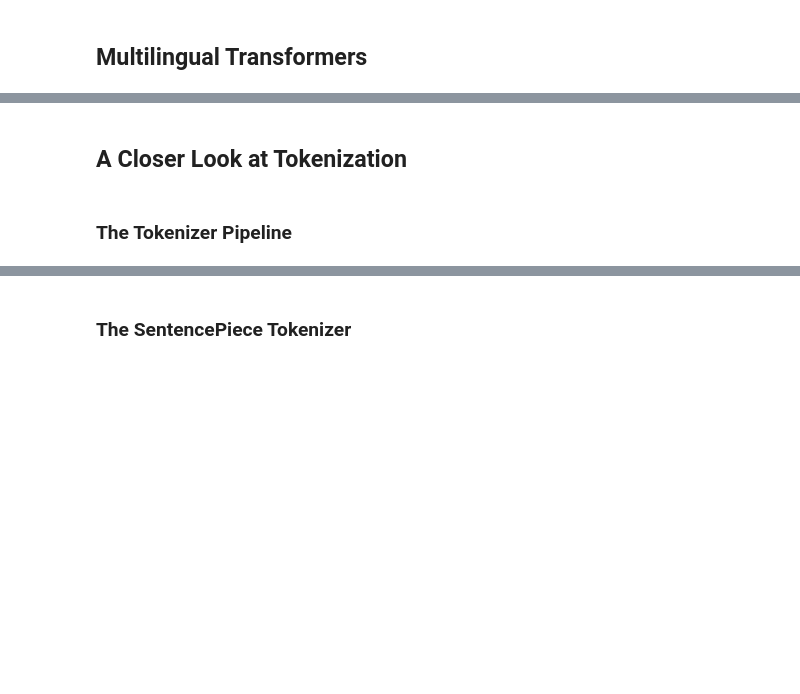
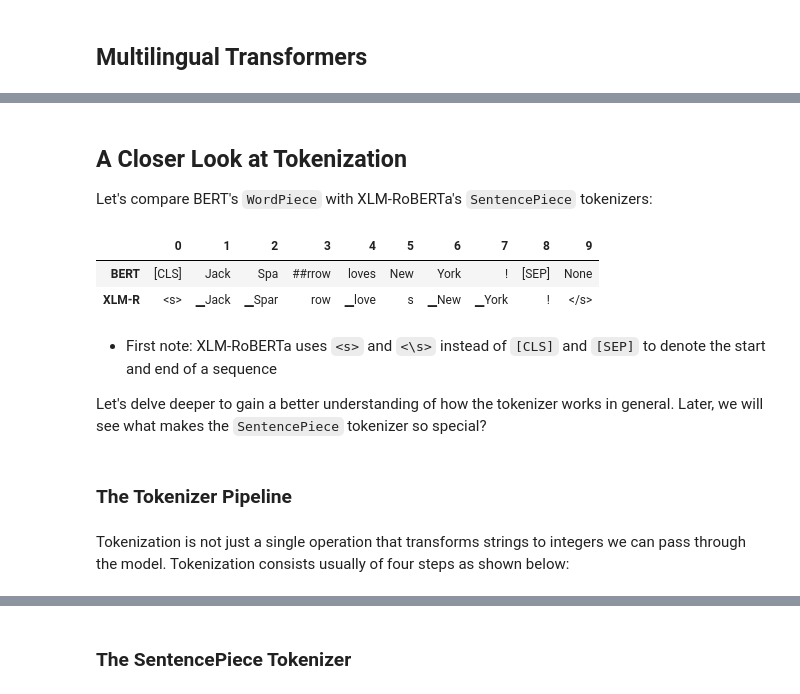
Before and after one commit to ahmad-alismail/NLP-with-Transformers, a Jupyter notebook: 4-nlp-with-transformers-multilingual-ner.ipynb, the cells around one changed output, grey strips where cells are left out. Cells and saved outputs as stored; diff of their text form; code cells hidden in the pictures; blank space fills up the shorter version.

Commit message:
Kaggle Notebook | 4. NLP with Transformers: Multilingual NER | Version 3

```diff
--- a/4-nlp-with-transformers-multilingual-ner.ipynb
+++ b/4-nlp-with-transformers-multilingual-ner.ipynb
@@ -188,3 +224,4 @@ pd.DataFrame.from_dict(split2freqs, orient="index")
 # %% [markdown]
 ## A Closer Look at Tokenization
+Let's compare BERT's `WordPiece` with XLM-RoBERTa's `SentencePiece` tokenizers:
 # %%
@@ -200,9 +236,20 @@ text = "Jack Sparrow loves New York!"
 bert_tokens = bert_tokenizer(text).tokens()
 xlmr_tokens = xlmr_tokenizer(text).tokens()
 # %%
-#hide_input
-df = pd.DataFrame([bert_tokens, xlmr_tokens], index=["BERT", "XLM-R"])
+
+df = pd.DataFrame(data=[bert_tokens, xlmr_tokens], index=["BERT", "XLM-R"])
 df
+# %% [output]
+|  | 0 | 1 | 2 | 3 | 4 | 5 | 6 | 7 | 8 | 9 |
+| BERT | [CLS] | Jack | Spa | ##rrow | loves | New | York | ! | [SEP] | None |
+| XLM-R | <s> | ▁Jack | ▁Spar | row | ▁love | s | ▁New | ▁York | ! | </s> |
+# %% [markdown]
+* First note: XLM-RoBERTa uses `<s>` and `<\s>` instead of `[CLS]` and `[SEP]` to denote the start and end of a sequence
+
+
+Let's delve deeper to gain a better understanding of how the tokenizer works in general. Later, we will see what makes the `SentencePiece` tokenizer so special?
 # %% [markdown]
 ### The Tokenizer Pipeline
+# %% [markdown]
+Tokenization is not just a single operation that transforms strings to integers we can pass through the model. Tokenization consists usually of four steps as shown below:
 # %% [markdown]
```
Also changed, not shown: parts of 13 cells of this notebook.
